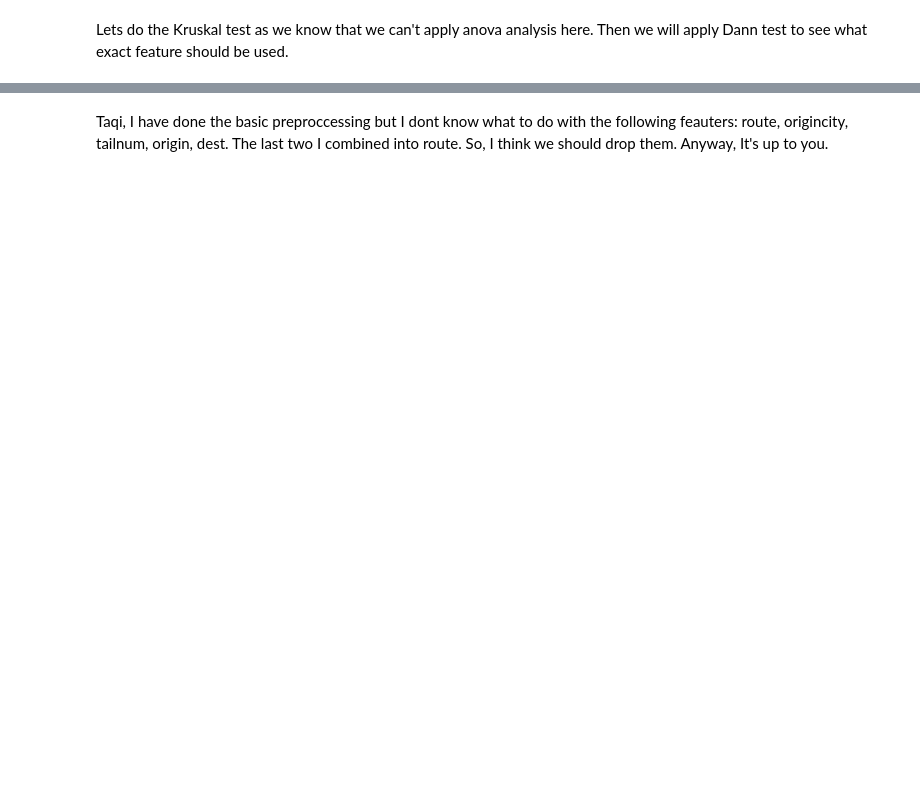
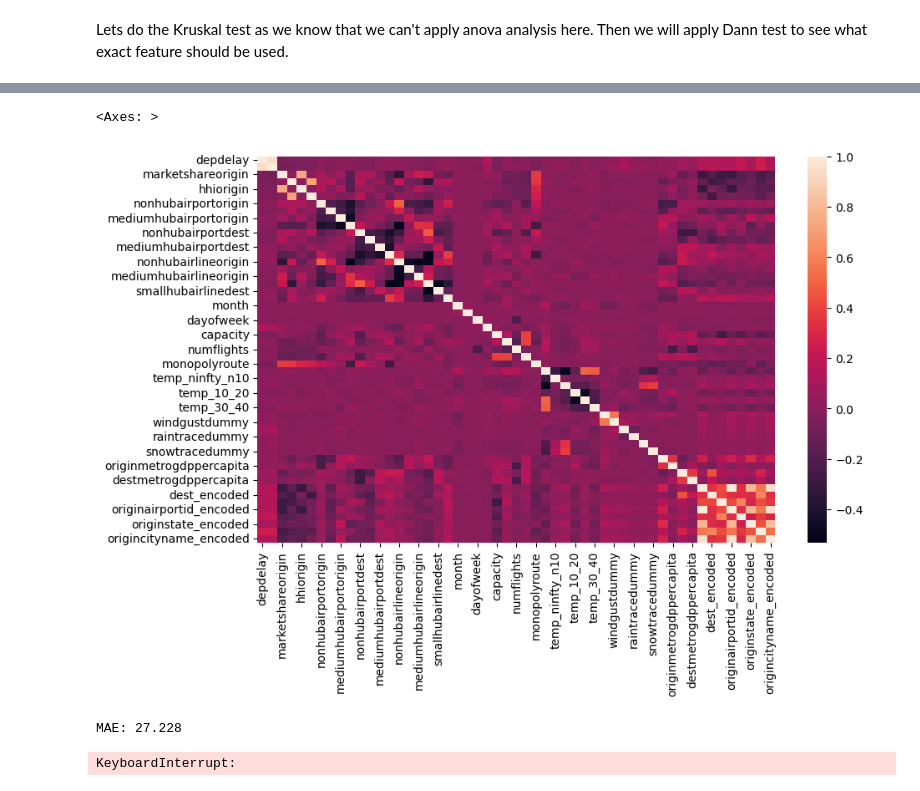
Before and after one commit to Fly-high-code-hard/S7-solution-code, a Jupyter notebook: main.ipynb, the cells around one changed output, grey strips where cells are left out. Saved outputs shown, nothing was run; the diff lists cells and outputs as text; code cells hidden in the pictures; blank space fills up the shorter version.

Commit message:
tried to build models...

```diff
--- a/main.ipynb
+++ b/main.ipynb
@@ -244,5 +248,36 @@ Dunn test results:
 [49 rows x 49 columns]
 # %%
 data = pd.get_dummies(data, columns=['originstate', 'uniquecarrier'], drop_first=True)
-# %% [markdown]
-Taqi, I have done the basic preproccessing but I dont know what to do with the following feauters: route, origincity, tailnum, origin, dest. The last two I combined into route. So, I think we should drop them. Anyway, It's up to you.
+# %%
+def target_encode(train_df, test_df, column, target):
+    # Вычисляем среднее значение целевой переменной для каждой категории в обучающей выборке
+    mean_target = train_df.groupby(column)[target].mean()
+
+    # Применяем кодирование к обучающей и тестовой выборкам
+    train_df[column + '_encoded'] = train_df[column].map(mean_target)
+    test_df[column + '_encoded'] = test_df[column].map(mean_target)
+
+    # Заполняем пропуски (если есть категории, которые не встречались в обучающей выборке)
+    train_df[column + '_encoded'].fillna(train_df[target].mean(), inplace=True)
+    test_df[column + '_encoded'].fillna(train_df[target].mean(), inplace=True)
+
+    return train_df, test_df
+# %%
+from sklearn.model_selection import train_test_split
+
+train, test = train_test_split(data, test_size=0.2, random_state=42)
+
+cols = ['origin', 'dest', 'uniquecarrier', 'originairportid', 'tailnum', 'originstate', 'route', 'origincityname']
+
+for col in cols:
+    train, test = target_encode(train, test, col, 'arrdelay')
+    train, test = target_encode(train, test, col, 'depdelay')
+# %%
+train.drop(cols, axis=1, inplace=True)
+test.drop(cols, axis=1, inplace=True)
+# %%
+plt.figure(figsize=(10, 6))
+sns.heatmap(train.corr())
+# %% [output]
+<Axes: >
+[figure, added]
@@ -248,0 +310,12 @@ Taqi, I have done the basic preproccessing but I dont know what to do with the f
+# %%
+print(f'MAE: {round(mean_absolute_error(test["depdelay"], y_pred), 3)}')
+# %% [output]
+MAE: 27.228
+# %%
+from sklearn.ensemble import RandomForestRegressor
+
+model = RandomForestRegressor(random_state=42)
+
+model.fit(X_train, y_train)
+# %% [output]
+KeyboardInterrupt:
```
Also changed, not shown: parts of 18 cells of this notebook.
